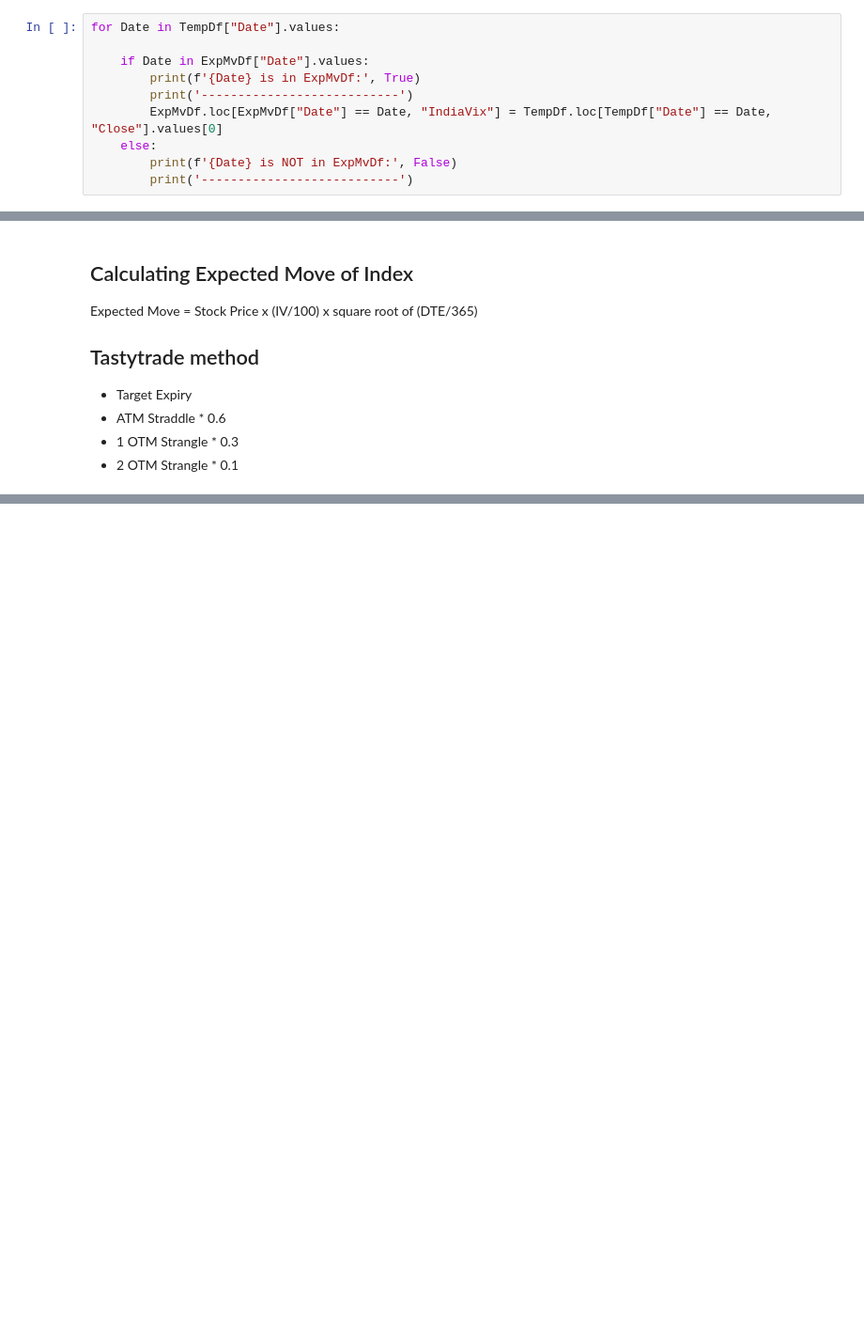
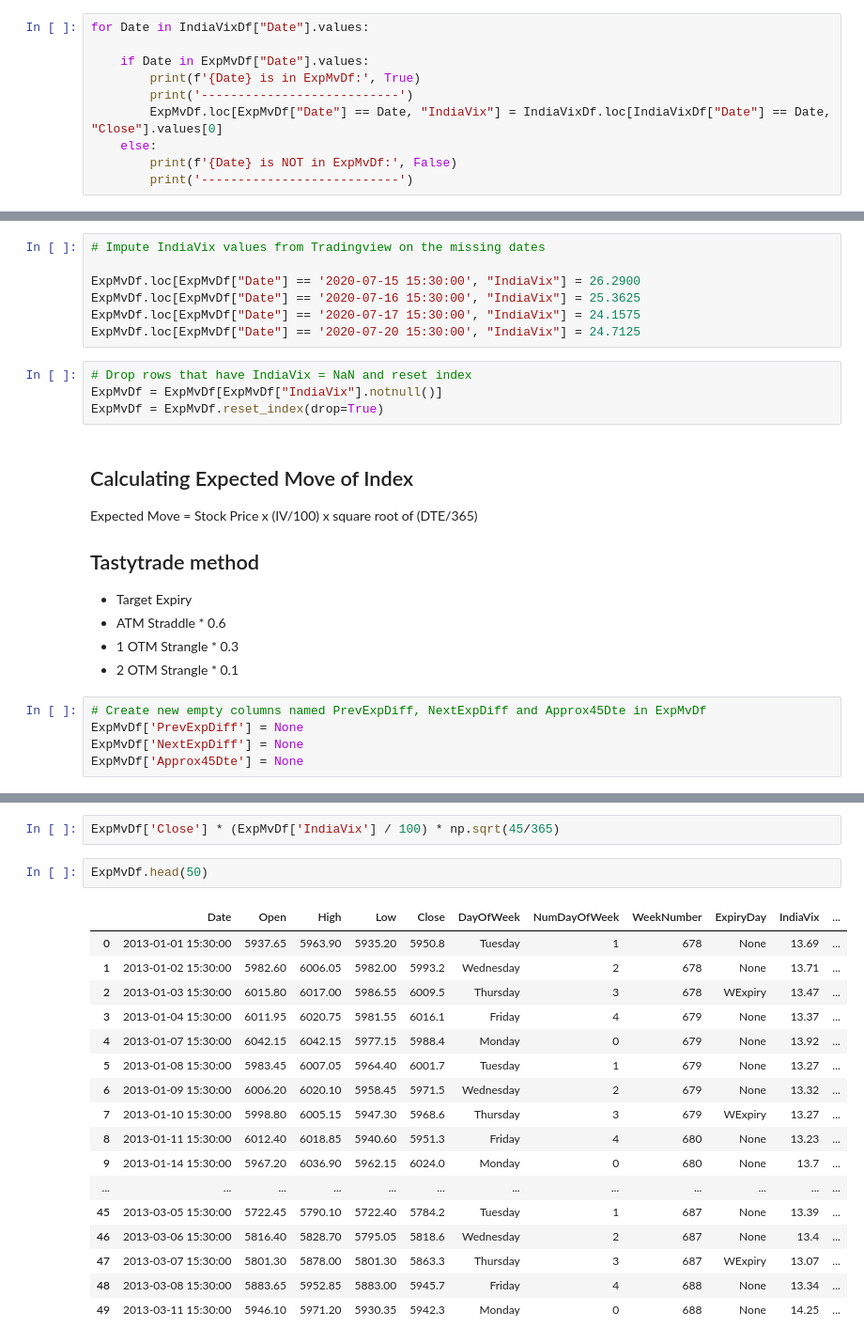
Before and after one commit to shankar58989/NiftyOptionsStrategyExperiment, a Jupyter notebook: notebooks/DataImportNotebook.ipynb, the cells around one changed output, grey strips where cells are left out. Shown at 94% size. Drawn from its saved outputs; the diff is of its cells as text; blank space fills up the shorter version.

```diff
--- a/notebooks/DataImportNotebook.ipynb
+++ b/notebooks/DataImportNotebook.ipynb
@@ -1021,12 +1013,12 @@ TempDf
 # %%
 ExpMvDf['IndiaVix'] = None
 # %%
-for Date in TempDf["Date"].values:
+for Date in IndiaVixDf["Date"].values:
 
     if Date in ExpMvDf["Date"].values:
         print(f'{Date} is in ExpMvDf:', True)
         print('---------------------------')
-        ExpMvDf.loc[ExpMvDf["Date"] == Date, "IndiaVix"] = TempDf.loc[TempDf["Date"] == Date, "Close"].values[0]
+        ExpMvDf.loc[ExpMvDf["Date"] == Date, "IndiaVix"] = IndiaVixDf.loc[IndiaVixDf["Date"] == Date, "Close"].values[0]
     else:
         print(f'{Date} is NOT in ExpMvDf:', False)
         print('---------------------------')
@@ -1068,3 +1042,14 @@ ExpMvDf
+# %%
+# Impute IndiaVix values from Tradingview on the missing dates
+
+ExpMvDf.loc[ExpMvDf["Date"] == '2020-07-15 15:30:00', "IndiaVix"] = 26.2900
+ExpMvDf.loc[ExpMvDf["Date"] == '2020-07-16 15:30:00', "IndiaVix"] = 25.3625
+ExpMvDf.loc[ExpMvDf["Date"] == '2020-07-17 15:30:00', "IndiaVix"] = 24.1575
+ExpMvDf.loc[ExpMvDf["Date"] == '2020-07-20 15:30:00', "IndiaVix"] = 24.7125
+# %%
+# Drop rows that have IndiaVix = NaN and reset index
+ExpMvDf = ExpMvDf[ExpMvDf["IndiaVix"].notnull()]
+ExpMvDf = ExpMvDf.reset_index(drop=True)
 # %% [markdown]
 ## Calculating Expected Move of Index
 Expected Move = Stock Price x (IV/100) x square root of (DTE/365)
@@ -1074,3 +1059,8 @@ Expected Move = Stock Price x (IV/100) x square root of (DTE/365)
 * ATM Straddle * 0.6
 * 1 OTM Strangle * 0.3
 * 2 OTM Strangle * 0.1
+# %%
+# Create new empty columns named PrevExpDiff, NextExpDiff and Approx45Dte in ExpMvDf
+ExpMvDf['PrevExpDiff'] = None
+ExpMvDf['NextExpDiff'] = None
+ExpMvDf['Approx45Dte'] = None
@@ -1076,0 +1531,22 @@ Expected Move = Stock Price x (IV/100) x square root of (DTE/365)
+# %%
+ExpMvDf['Close'] * (ExpMvDf['IndiaVix'] / 100) * np.sqrt(45/365)
+# %%
+ExpMvDf.head(50)
+# %% [output]
+|  | Date | Open | High | Low | Close | DayOfWeek | NumDayOfWeek | WeekNumber | ExpiryDay | IndiaVix | ... |
+| 0 | 2013-01-01 15:30:00 | 5937.65 | 5963.90 | 5935.20 | 5950.8 | Tuesday | 1 | 678 | None | 13.69 | ... |
+| 1 | 2013-01-02 15:30:00 | 5982.60 | 6006.05 | 5982.00 | 5993.2 | Wednesday | 2 | 678 | None | 13.71 | ... |
+| 2 | 2013-01-03 15:30:00 | 6015.80 | 6017.00 | 5986.55 | 6009.5 | Thursday | 3 | 678 | WExpiry | 13.47 | ... |
+| 3 | 2013-01-04 15:30:00 | 6011.95 | 6020.75 | 5981.55 | 6016.1 | Friday | 4 | 679 | None | 13.37 | ... |
+| 4 | 2013-01-07 15:30:00 | 6042.15 | 6042.15 | 5977.15 | 5988.4 | Monday | 0 | 679 | None | 13.92 | ... |
+| 5 | 2013-01-08 15:30:00 | 5983.45 | 6007.05 | 5964.40 | 6001.7 | Tuesday | 1 | 679 | None | 13.27 | ... |
+| 6 | 2013-01-09 15:30:00 | 6006.20 | 6020.10 | 5958.45 | 5971.5 | Wednesday | 2 | 679 | None | 13.32 | ... |
+| 7 | 2013-01-10 15:30:00 | 5998.80 | 6005.15 | 5947.30 | 5968.6 | Thursday | 3 | 679 | WExpiry | 13.27 | ... |
+| 8 | 2013-01-11 15:30:00 | 6012.40 | 6018.85 | 5940.60 | 5951.3 | Friday | 4 | 680 | None | 13.23 | ... |
+| 9 | 2013-01-14 15:30:00 | 5967.20 | 6036.90 | 5962.15 | 6024.0 | Monday | 0 | 680 | None | 13.7 | ... |
+| ... | ... | ... | ... | ... | ... | ... | ... | ... | ... | ... | ... |
+| 45 | 2013-03-05 15:30:00 | 5722.45 | 5790.10 | 5722.40 | 5784.2 | Tuesday | 1 | 687 | None | 13.39 | ... |
+| 46 | 2013-03-06 15:30:00 | 5816.40 | 5828.70 | 5795.05 | 5818.6 | Wednesday | 2 | 687 | None | 13.4 | ... |
+| 47 | 2013-03-07 15:30:00 | 5801.30 | 5878.00 | 5801.30 | 5863.3 | Thursday | 3 | 687 | WExpiry | 13.07 | ... |
+| 48 | 2013-03-08 15:30:00 | 5883.65 | 5952.85 | 5883.00 | 5945.7 | Friday | 4 | 688 | None | 13.34 | ... |
+| 49 | 2013-03-11 15:30:00 | 5946.10 | 5971.20 | 5930.35 | 5942.3 | Monday | 0 | 688 | None | 14.25 | ... |
```
Also changed, not shown: parts of 49 cells of this notebook.
